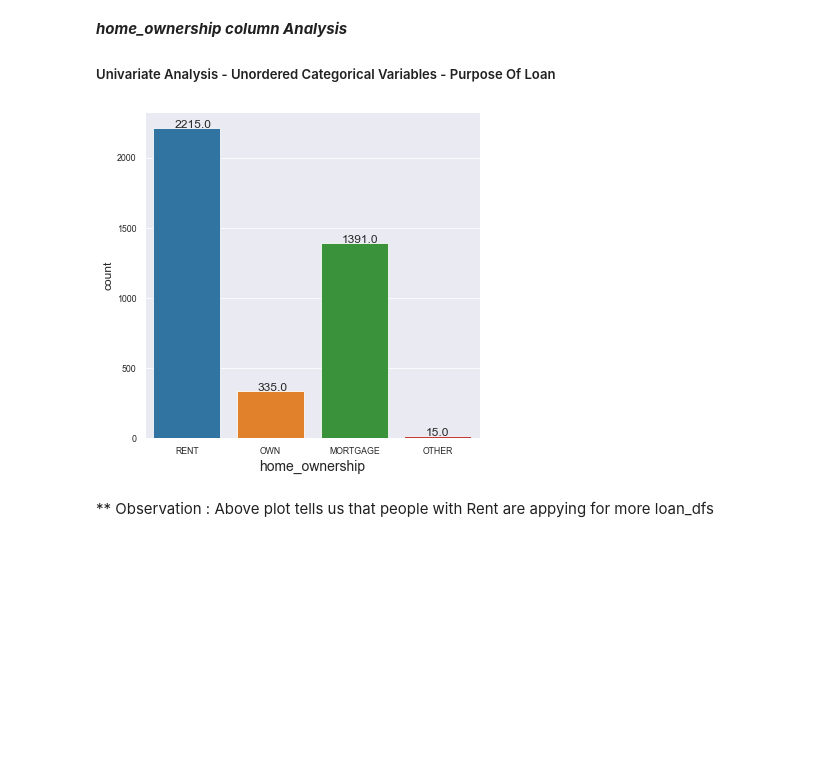
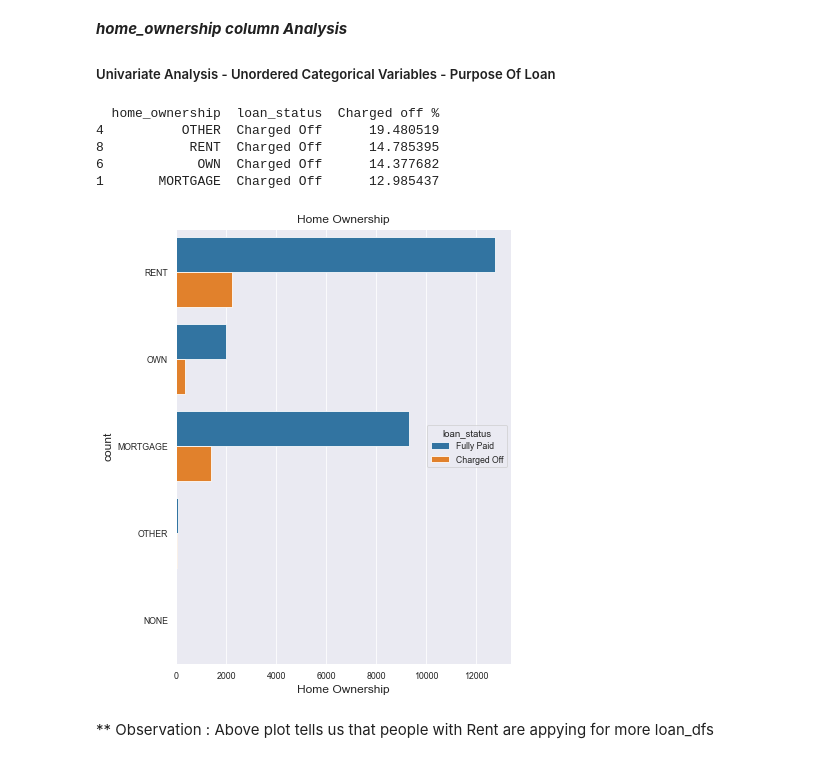
Before and after one commit to manishemnani/LendingClubCaseStudy, a Jupyter notebook: Lending_Club_Case_EDA.ipynb, the cells around one changed output. Drawn from its saved outputs; the diff is of its cells as text; code cells hidden in the pictures; blank space fills up the shorter version.

```diff
--- a/Lending_Club_Case_EDA.ipynb
+++ b/Lending_Club_Case_EDA.ipynb
@@ -519,6 +519,18 @@ def basic_sns_count_plot(title_x,data_df, size_x = 6, size_y = 6):
     ax.set_xlabel(title_x, fontsize = 14)
     for p in ax.patches:
         ax.annotate('{:.1f}'.format(p.get_height()), (p.get_x()+0.25, p.get_height()+0.01))
+
+#Reusable method for CountPlot for Charged off loan
+def count_plot_charged_off( y_column,hue, graphTitle, x_axis, y_axis,size_x = 12, size_y =8):
+    plt.figure(figsize = (size_x,size_y))
+    ax = sns.countplot(y = y_column,data = loan_df, hue = hue)
+    ax.set_title(graphTitle)
+    ax.set_ylabel(y_axis)
+    ax.set_xlabel(x_axis)
+
+    df = loan_df.groupby([y_column])['loan_status'].value_counts(normalize=True).mul(100).rename('Charged off %').reset_index().sort_values(y_column)
+    print(df.loc[df['loan_status']=='Charged Off'].sort_values(by = 'Charged off %', ascending=False))
+    plt.show()
 # %%
 #Unordered Categorical Variables - Loan Status
 basic_sns_count_plot('loan_status', loan_df,6,6)
@@ -537,9 +549,15 @@ Observation: About 14% of loans are charged off
 ##### Univariate Analysis - Unordered Categorical Variables - Purpose Of Loan
 # %%
 
-basic_sns_count_plot('home_ownership',loan_df[loan_df['loan_status']=='Charged Off'])
+# basic_sns_count_plot('home_ownership',loan_df[loan_df['loan_status']=='Charged Off'])
+count_plot_charged_off( 'home_ownership','loan_status', 'Home Ownership', 'Home Ownership', 'count',size_x = 6, size_y =8)
 # %% [output]
+  home_ownership  loan_status  Charged off %
+4          OTHER  Charged Off      19.480519
+8           RENT  Charged Off      14.785395
+6            OWN  Charged Off      14.377682
+1       MORTGAGE  Charged Off      12.985437
-[figure, old version]
+[figure, new version]
 # %% [markdown]
 ** Observation : Above plot tells us that people with Rent are appying for more loan_dfs
 # %% [markdown]
```
Also changed, not shown: parts of 13 cells of this notebook, 1 other file.
